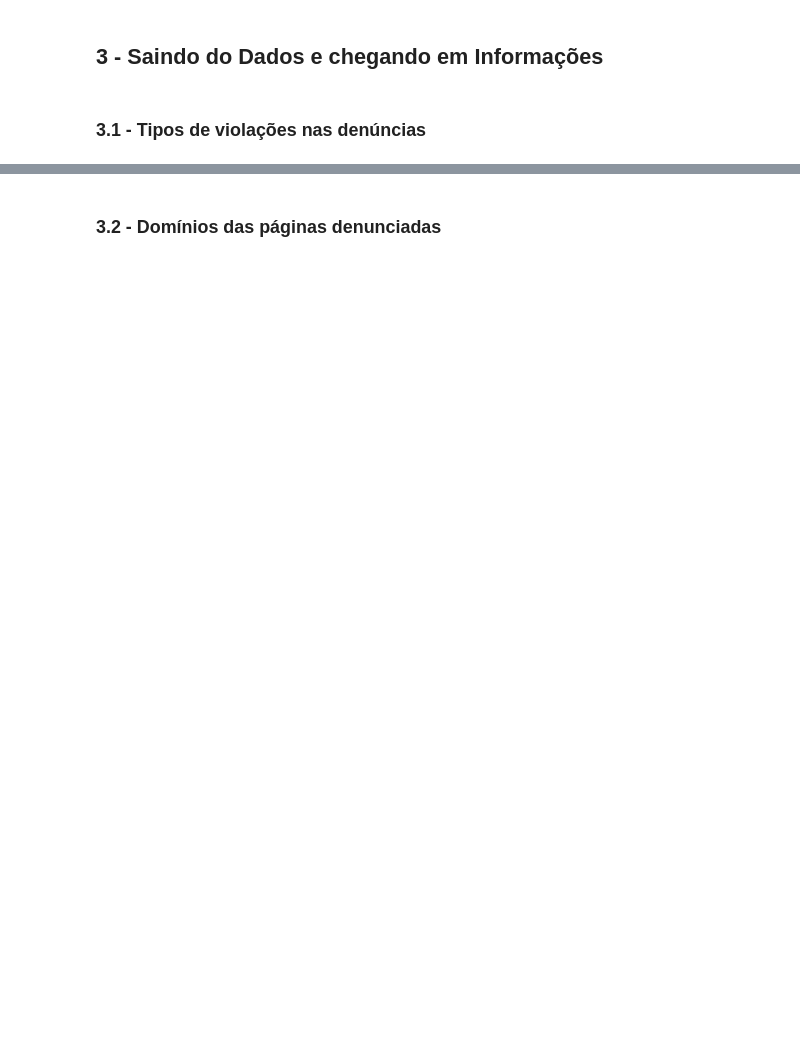
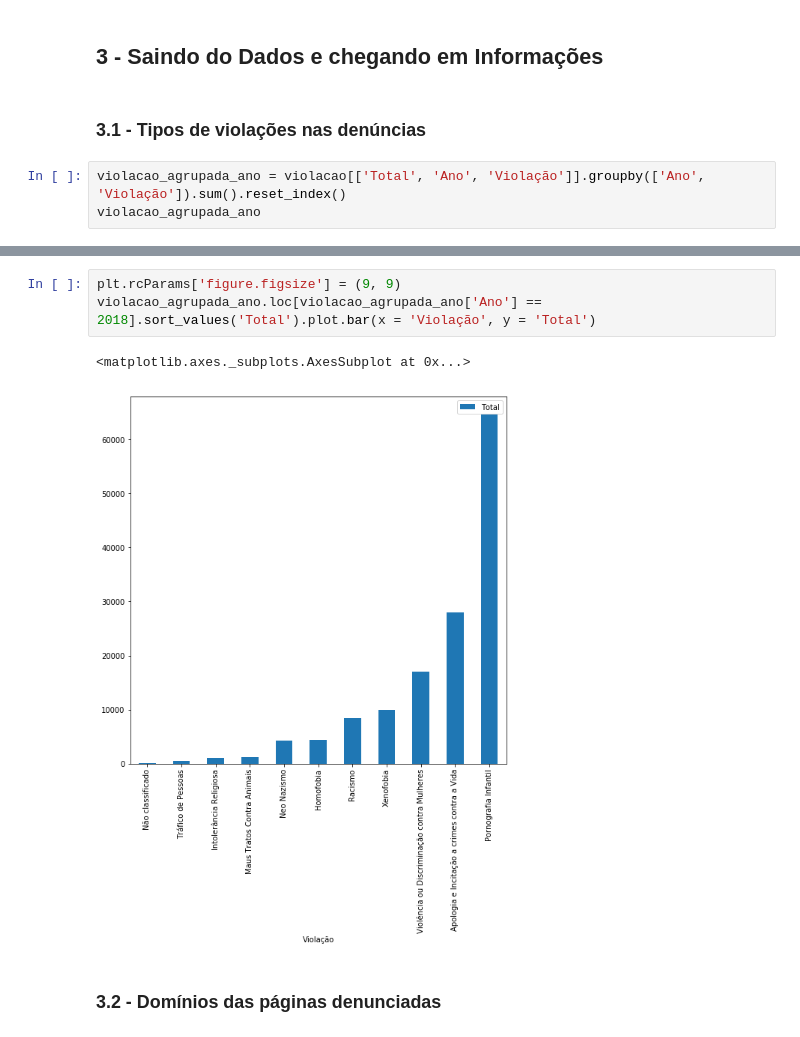
Before and after one commit to DeixeViver/eko-dados, a Jupyter notebook: Notebooks/explorando_indicadores_cnd.ipynb, the cells around one changed output, grey strips where cells are left out. Saved outputs shown, nothing was run; the diff lists cells and outputs as text; blank space fills up the shorter version.

```diff
--- a/Notebooks/explorando_indicadores_cnd.ipynb
+++ b/Notebooks/explorando_indicadores_cnd.ipynb
@@ -85,3 +86,6 @@ cnd_dominio.head(5)
 ## 3 - Saindo do Dados e chegando em Informações
 # %% [markdown]
 ### 3.1 - Tipos de violações nas denúncias
+# %%
+violacao_agrupada_ano = violacao[['Total', 'Ano', 'Violação']].groupby(['Ano', 'Violação']).sum().reset_index()
+violacao_agrupada_ano
@@ -88,3 +126,9 @@ cnd_dominio.head(5)
+# %%
+plt.rcParams['figure.figsize'] = (9, 9)
+violacao_agrupada_ano.loc[violacao_agrupada_ano['Ano'] == 2018].sort_values('Total').plot.bar(x = 'Violação', y = 'Total')
+# %% [output]
+<matplotlib.axes._subplots.AxesSubplot at 0x...>
+[figure, added]
 # %% [markdown]
 
 ### 3.2 - Domínios das páginas denunciadas
```
Also changed, not shown: parts of 14 cells of this notebook.
